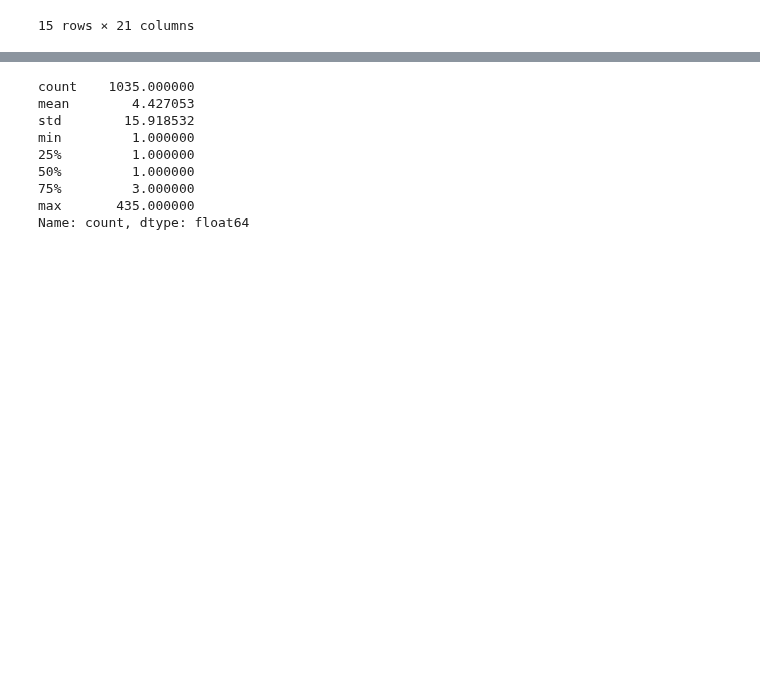
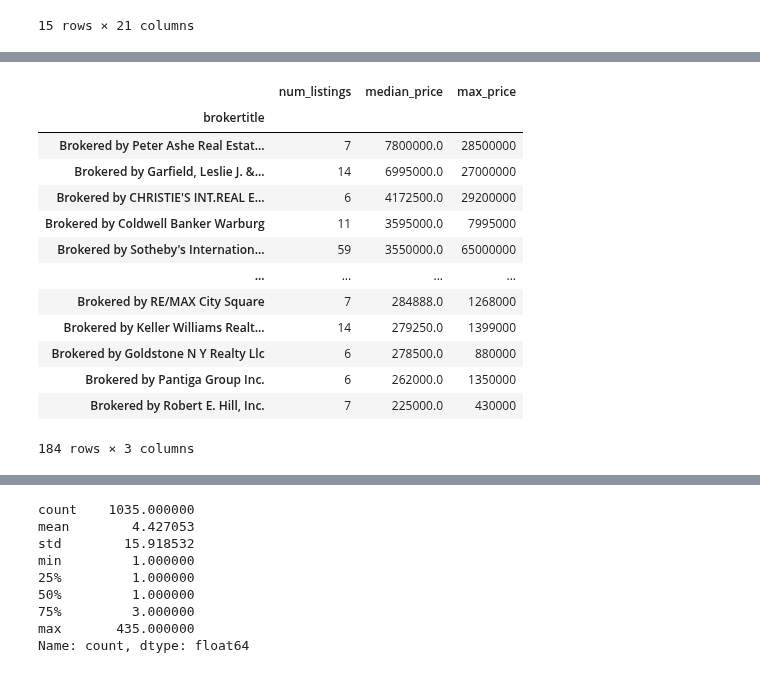
Before and after one commit to codekot/nyc-housing-project, a Jupyter notebook: notebooks/nyc_2024.ipynb, the cells around one changed output, grey strips where cells are left out. Cells and saved outputs as stored; diff of their text form; code cells hidden in the pictures; blank space fills up the shorter version.

```diff
--- a/notebooks/nyc_2024.ipynb
+++ b/notebooks/nyc_2024.ipynb
@@ -538,0 +578,17 @@ df.sort_values(by='price', ascending=False).head(15)
+# %%
+broker_stats
+# %% [output]
+|  | num_listings | median_price | max_price |
+| brokertitle |  |  |  |
+| Brokered by Peter Ashe Real Estat... | 7 | 7800000.0 | 28500000 |
+| Brokered by Garfield, Leslie J. &... | 14 | 6995000.0 | 27000000 |
+| Brokered by CHRISTIE'S INT.REAL E... | 6 | 4172500.0 | 29200000 |
+| Brokered by Coldwell Banker Warburg | 11 | 3595000.0 | 7995000 |
+| Brokered by Sotheby's Internation... | 59 | 3550000.0 | 65000000 |
+| ... | ... | ... | ... |
+| Brokered by RE/MAX City Square | 7 | 284888.0 | 1268000 |
+| Brokered by Keller Williams Realt... | 14 | 279250.0 | 1399000 |
+| Brokered by Goldstone N Y Realty Llc | 6 | 278500.0 | 880000 |
+| Brokered by Pantiga Group Inc. | 6 | 262000.0 | 1350000 |
+| Brokered by Robert E. Hill, Inc. | 7 | 225000.0 | 430000 |
+184 rows × 3 columns
```
Also changed, not shown: parts of 14 cells of this notebook.
